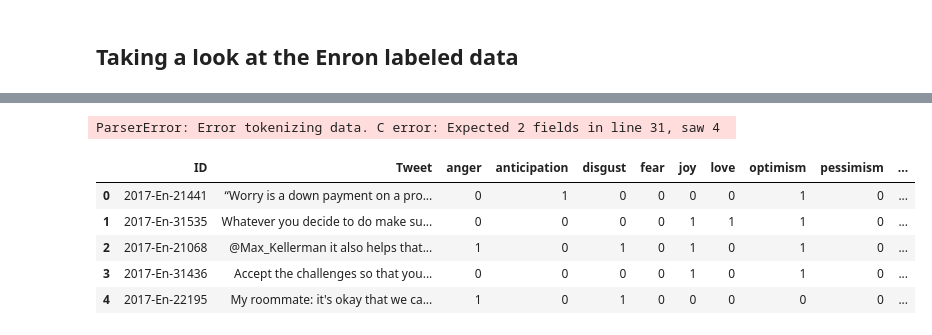
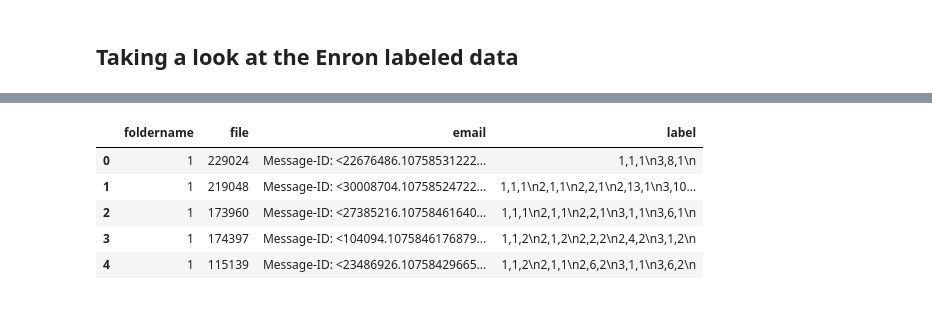
Before and after one commit to KathleenYWang/Sentiment_Detection_NLP, a Jupyter notebook: EDALabeledEnron.ipynb, the cells around one changed output, grey strips where cells are left out. Drawn from its saved outputs; the diff is of its cells as text; code cells hidden in the pictures.

Commit message:
data: combine labeled data

```diff
--- a/EDALabeledEnron.ipynb
+++ b/EDALabeledEnron.ipynb
@@ -64,21 +64,31 @@ X-bcc:
 3,2,2
 4,10,2
 # %%
-outfilename =   basedir + '/combined_email_label.txt'
 
-with open(outfilename, 'wb') as outfile:
-    for i in range(7):
-        folder = i + 1
-        folder_add = basedir + '/' + str(folder)
+combined_df = pd.DataFrame(columns=['foldername', 'file', 'email', 'label'])
 
-        filenames = glob.glob(folder_add + '/*.txt')
+ind = 0
+
+for i in range(7):
+    folder = i + 1
+    folder_add = basedir + '/' + str(folder)
+
+    filenames = glob.glob(folder_add + '/*.txt')
 
 
-        for filename  in filenames:
+    for filename  in filenames:
 
-            ids = filename[37:-4]
-            label_filename = filename[:-4] + '.cats'
+        ids = filename[37:-4]
+        label_filename = filename[:-4] + '.cats'
 
-            with open(label_filename, 'rb') as readfile:
-                outfile.write(str.encode(filename[37:-4]))
-                shutil.copyfileobj(readfile, outfile)
+        foldername = ids[0]
+        file = ids[2:]
+
+
+        with open(filename, 'r') as readfile:
+            email = readfile.read()
+        with open(label_filename, 'r') as readlabel:
+            label = readlabel.read()
+
+        combined_df.loc[ind] = [foldername, file, email, label ]
+        ind += 1
@@ -165,4 +94,0 @@ outfilename =   basedir + '/combined_email.txt'
-# %%
-train = pd.read_csv(outfilename)
-# %% [output]
-ParserError: Error tokenizing data. C error: Expected 2 fields in line 31, saw 4
@@ -173,9 +95,9 @@ dev = pd.read_csv('/data/SuperMod/2018-E-c-En-dev.txt',delimiter="\t")
 # %%
-train.head()
+combined_df.head()
 # %% [output]
-|  | ID | Tweet | anger | anticipation | disgust | fear | joy | love | optimism | pessimism | ... |
-| 0 | 2017-En-21441 | “Worry is a down payment on a pro... | 0 | 1 | 0 | 0 | 0 | 0 | 1 | 0 | ... |
-| 1 | 2017-En-31535 | Whatever you decide to do make su... | 0 | 0 | 0 | 0 | 1 | 1 | 1 | 0 | ... |
-| 2 | 2017-En-21068 | @Max_Kellerman it also helps that... | 1 | 0 | 1 | 0 | 1 | 0 | 1 | 0 | ... |
-| 3 | 2017-En-31436 | Accept the challenges so that you... | 0 | 0 | 0 | 0 | 1 | 0 | 1 | 0 | ... |
-| 4 | 2017-En-22195 | My roommate: it's okay that we ca... | 1 | 0 | 1 | 0 | 0 | 0 | 0 | 0 | ... |
+|  | foldername | file | email | label |
+| 0 | 1 | 229024 | Message-ID: <22676486.10758531222... | 1,1,1\n3,8,1\n |
+| 1 | 1 | 219048 | Message-ID: <30008704.10758524722... | 1,1,1\n2,1,1\n2,2,1\n2,13,1\n3,10... |
+| 2 | 1 | 173960 | Message-ID: <27385216.10758461640... | 1,1,1\n2,1,1\n2,2,1\n3,1,1\n3,6,1\n |
+| 3 | 1 | 174397 | Message-ID: <104094.1075846176879... | 1,1,2\n2,1,2\n2,2,2\n2,4,2\n3,1,2\n |
+| 4 | 1 | 115139 | Message-ID: <23486926.10758429665... | 1,1,2\n2,1,1\n2,6,2\n3,1,1\n3,6,2\n |
```
Also changed, not shown: parts of 25 cells of this notebook.
